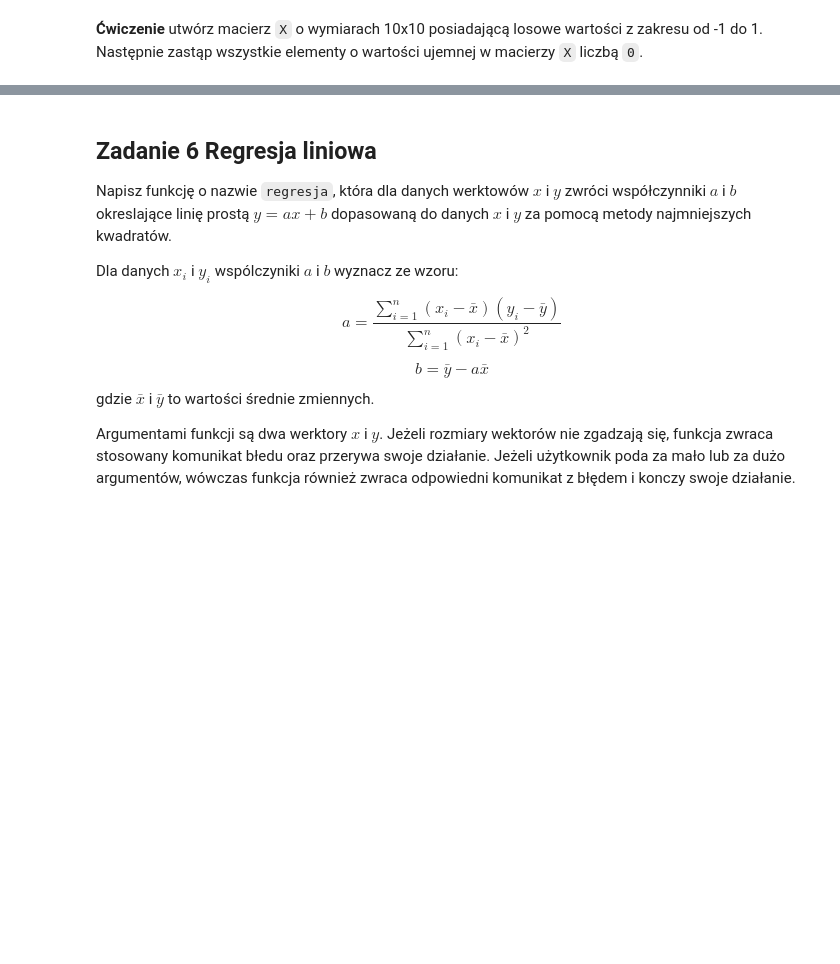
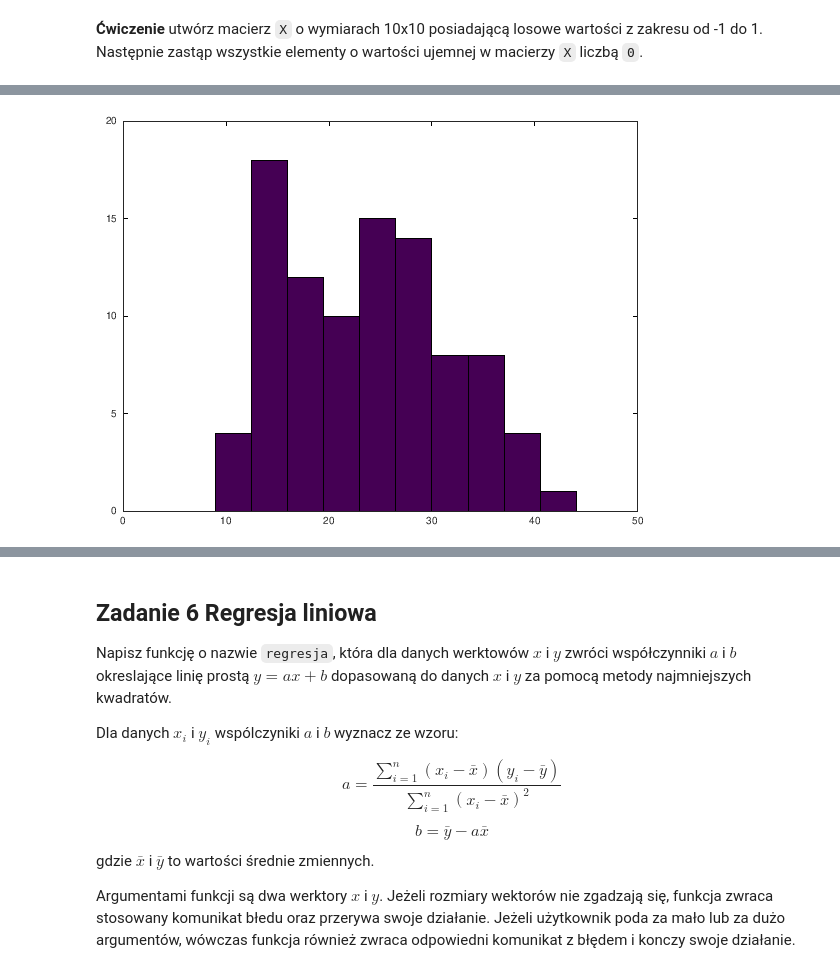
Before and after one commit to IS-UMK/pp2_matlab, a Jupyter notebook: 05_lab.ipynb, the cells around one changed output, grey strips where cells are left out. Cells and saved outputs as stored; diff of their text form; code cells hidden in the pictures; blank space fills up the shorter version.

```diff
--- a/05_lab.ipynb
+++ b/05_lab.ipynb
@@ -168,0 +451,4 @@ Następnie zastąp wszystkie elementy o wartości ujemnej w macierzy `X` liczbą
+# %%
+hist(MPG)
+# %% [output]
+[figure, added]
```
Also changed, not shown: parts of 30 cells of this notebook.
